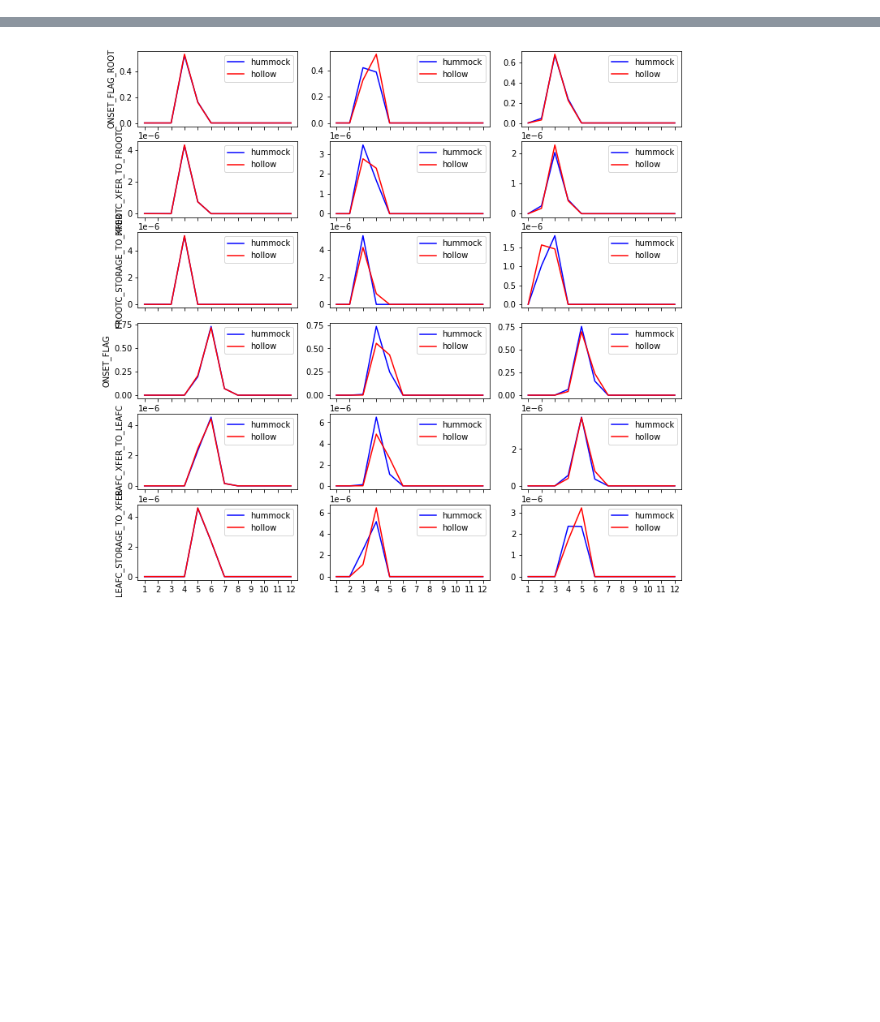
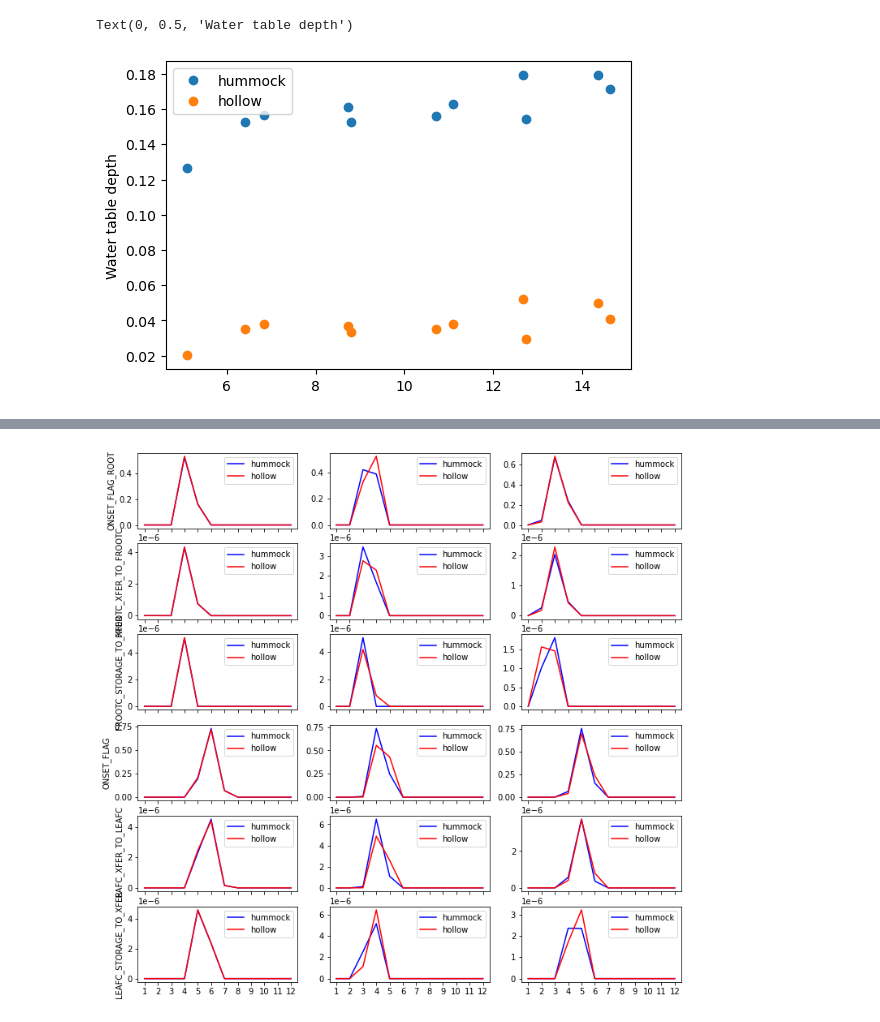
Before and after one commit to ypwong22/elm_nutrients, a Jupyter notebook: process_root_plots_seasonality.ipynb, the cells around one changed output, grey strips where cells are left out. Cells and saved outputs as stored; diff of their text form; code cells hidden in the pictures; blank space fills up the shorter version.

```diff
--- a/process_root_examine_results.ipynb
+++ b/process_root_plots_seasonality.ipynb
@@ -10,5 +11,24 @@ from datetime import datetime
 
 warnings.filterwarnings(action = 'ignore', category = RuntimeWarning)
+# %%
+# Temperature and soil moisture across the chambers
+prefix = "20240315"
+data = pd.read_csv(os.path.join(path_out, "extract", prefix, "analysis_ts.csv"),
+                   header = [0,1,2,3], index_col=0,parse_dates=True)
+annt2m = data.loc[:, (slice(None), 'TBOT')].mean(axis = 0).unstack() - 273.15
+h2osoi = data.loc[:, (slice(None), 'H2OSOI_1')].mean(axis = 0).unstack()
+zwt = data.loc[:, (slice(None), 'ZWT')].mean(axis = 0).unstack()
+
+fig, ax = plt.subplots(figsize = (6, 4))
+for i in ['hummock', 'hollow']:
+    ax.plot(annt2m[i].values, zwt[i].values, 'o', label = i)
+ax.legend()
+ax.set_ylabel('Annual mean temperature ($^o$C)')
+#ax.set_ylabel('Soil moisture in layer 1')
+ax.set_ylabel('Water table depth')
+# %% [output]
+Text(0, 0.5, 'Water table depth')
+[figure, added]
 # %%
 #casename = 'test_US-SPR_ICB1850CNRDCTCBC_ad_spinup'
 #year_list = range(5, 15)
```
Also changed, not shown: parts of 3 cells of this notebook, 21 other files.
